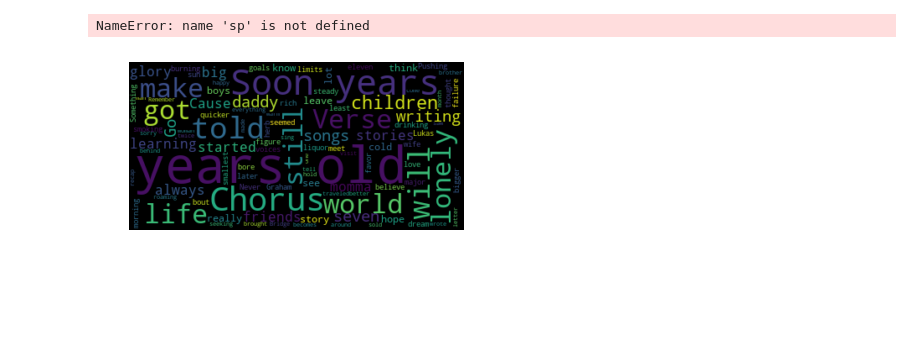
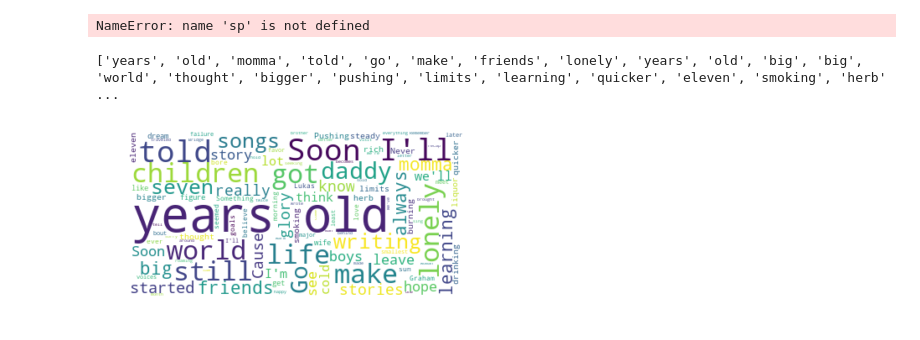
Before and after one commit to hackerman084/MusicOverTheDecades, a Jupyter notebook: Spotify Final.ipynb, the cells around one changed output. Drawn from its saved outputs; the diff is of its cells as text; code cells hidden in the pictures; blank space fills up the shorter version.

Commit message:
added NLTK to be able to strip out unnecessary words

```diff
--- a/Spotify Final.ipynb
+++ b/Spotify Final.ipynb
@@ -352,31 +363,56 @@ response = request_song_info(song_title, artist_name)
 json = response.json()
 remote_song_info = None
 
 for hit in json['response']['hits']:
     if artist_name.lower() in hit['result']['primary_artist']['name'].lower():
         remote_song_info = hit
         break
 
 # Extract lyrics from URL if the song was found
 if remote_song_info:
     song_url = remote_song_info['result']['url']
 
 from bs4 import BeautifulSoup
 
 def scrap_song_url(url):
     page = requests.get(url)
     html = BeautifulSoup(page.text, 'html.parser')
     lyrics = html.find('div', class_='lyrics').get_text()
 
     return lyrics
 
 seven_years_lyrics = scrap_song_url(song_url)
 
 wordcloud = WordCloud().generate(seven_years_lyrics)
 
+
+from nltk.tokenize import word_tokenize
+
+tokens = word_tokenize(seven_years_lyrics)
+# convert to lower case
+tokens = [w.lower() for w in tokens]
+# remove punctuation from each word
+import string
+table = str.maketrans('', '', string.punctuation)
+stripped = [w.translate(table) for w in tokens]
+# remove remaining tokens that are not alphabetic
+words = [word for word in stripped if word.isalpha()]
+# filter out stop words
+from nltk.corpus import stopwords
+stop_words = set(stopwords.words('english'))
+stop_words.add("chorus")
+stop_words.add("verse")
+stop_words.add("nt")
+
+words = [w for w in words if not w in stop_words]
+print(words[:100])
+
+# Generate a word cloud image
+wordcloud = WordCloud(stopwords=stop_words, background_color="white").generate(seven_years_lyrics)
 # Display the generated image:
 plt.imshow(wordcloud, interpolation='bilinear')
 plt.axis("off")
 plt.show()
 # %% [output]
+['years', 'old', 'momma', 'told', 'go', 'make', 'friends', 'lonely', 'years', 'old', 'big', 'big', 'world', 'thought', 'bigger', 'pushing', 'limits', 'learning', 'quicker', 'eleven', 'smoking', 'herb' ...
-[figure, old version]
+[figure, new version]
```
Also changed, not shown: parts of 1 cell of this notebook.
